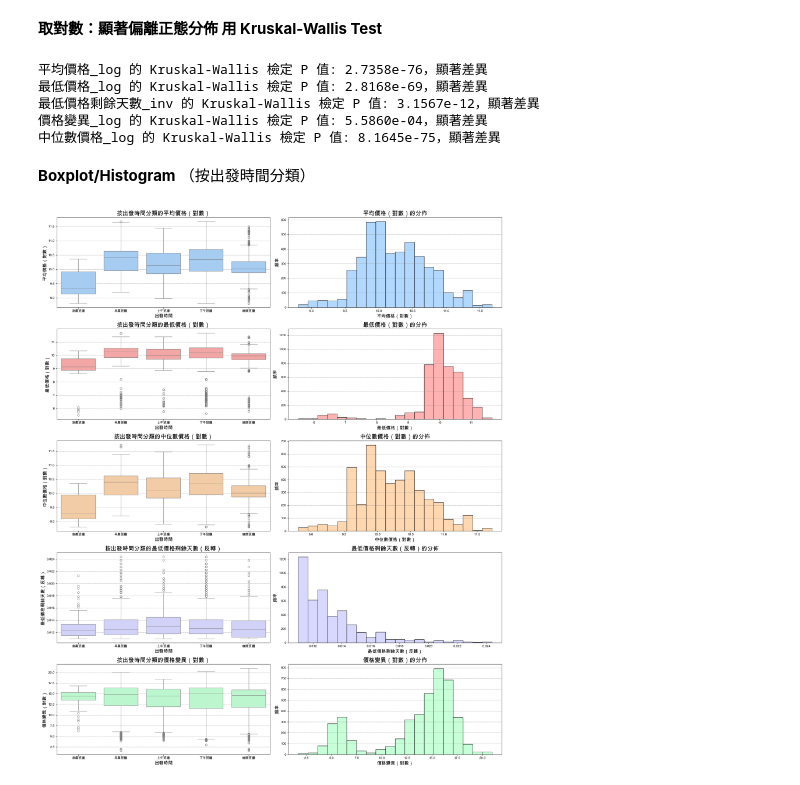
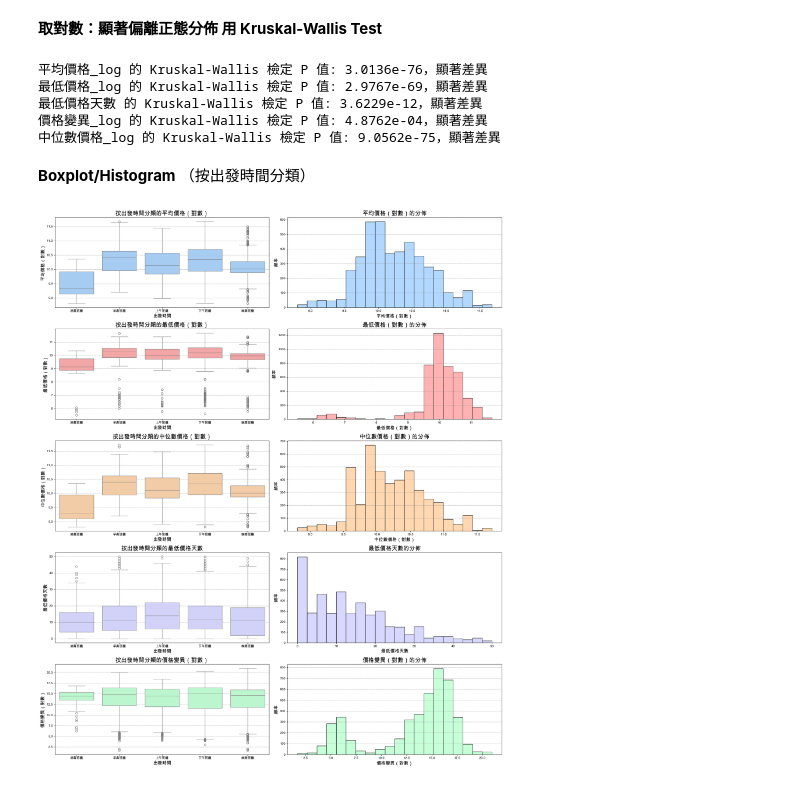
Before and after one commit to ching1223/flight_data, a Jupyter notebook: cleaned_data/departure_time_sydney.ipynb, the cells around one changed output. Drawn from its saved outputs; the diff is of its cells as text; code cells hidden in the pictures.

```diff
--- a/cleaned_data/departure_time_sydney.ipynb
+++ b/cleaned_data/departure_time_sydney.ipynb
@@ -42,10 +42,12 @@ data["平均價格_log"] = data["平均價格"].apply(lambda x: np.log1p(x) if p
 data["最低價格_log"] = data["最低價格"].apply(lambda x: np.log1p(x) if pd.notnull(x) else np.nan)
 data["價格變異_log"] = data["價格變異"].apply(lambda x: np.log1p(x) if pd.notnull(x) else np.nan)
 data["中位數價格_log"] = data["中位數價格"].apply(lambda x: np.log1p(x) if pd.notnull(x) else np.nan)
-data["最低價格剩餘天數_inv"] = data["最低價格剩餘天數"].apply(lambda x: 1/x if pd.notnull(x) and x != 0 else np.nan)
+
+# 91 - '最低價格剩餘天數'
+data['最低價格天數'] = 91 - data['最低價格剩餘天數']
 
 # 移除包含 NaN 的數據
-plot_data = data.dropna(subset=["平均價格_log", "最低價格_log", "最低價格剩餘天數_inv", "價格變異_log", "中位數價格_log", "出發時段"])
+plot_data = data.dropna(subset=["平均價格_log", "最低價格_log", "最低價格天數", "價格變異_log", "中位數價格_log", "出發時段"])
 
 # 顯示各時段有幾筆資料
 time_period_count = data["出發時段"].value_counts().reset_index()
@@ -71,7 +73,7 @@ plt.rcParams['axes.unicode_minus'] = False
 
 # 確保時段順序為固定排序
 time_order = ["凌晨班機", "早晨班機", "上午班機", "下午班機", "晚間班機"]
-plot_data.loc[:,'出發時段'] = pd.Categorical(plot_data['出發時段'], categories=time_order, ordered=True)
+plot_data['出發時段'] = pd.Categorical(plot_data['出發時段'], categories=time_order, ordered=True)
 
 # 確認排序
 plot_data = plot_data.sort_values(by='出發時段')
@@ -97,11 +99,11 @@ axes[0, 1].set_xlabel('出發時間', fontsize=label_fontsize)
 axes[0, 1].set_ylabel('最低價格（對數）', fontsize=label_fontsize)
 axes[0, 1].grid(axis='y', color='gray', linestyle='--', linewidth=0.5)
 
-# 第三個子圖：按出發時間分類的最低價格剩餘天數（反轉）的盒狀圖
-sns.boxplot(data=plot_data, x='出發時段', y='最低價格剩餘天數_inv', ax=axes[1, 0], color='#FFCC99')
-axes[1, 0].set_title('按出發時間分類的最低價格剩餘天數（反轉）', fontsize=title_fontsize)
+# 第三個子圖：按出發時間分類的最低價格天數的盒狀圖
+sns.boxplot(data=plot_data, x='出發時段', y='最低價格天數', ax=axes[1, 0], color='#FFCC99')
+axes[1, 0].set_title('按出發時間分類的最低價格天數', fontsize=title_fontsize)
 axes[1, 0].set_xlabel('出發時間', fontsize=label_fontsize)
-axes[1, 0].set_ylabel('最低價格剩餘天數（反轉）', fontsize=label_fontsize)
+axes[1, 0].set_ylabel('最低價格天數', fontsize=label_fontsize)
 axes[1, 0].grid(axis='y', color='gray', linestyle='--', linewidth=0.5)
 
 # 第四個子圖：按出發時間分類的價格變異（對數）的盒狀圖
@@ -168,7 +175,7 @@ from scipy.stats import kruskal
 variables_log = {
     '平均價格_log': plot_data['平均價格_log'],
     '最低價格_log': plot_data['最低價格_log'],
-    '最低價格剩餘天數_inv': plot_data['最低價格剩餘天數_inv'],
+    '最低價格天數': plot_data['最低價格天數'],
     '價格變異_log': plot_data['價格變異_log'],
     '中位數價格_log': plot_data['中位數價格_log'],
 }
@@ -187,11 +194,11 @@ for var_name, data_column in variables_log.items():
     else:
         print(f"{var_name} 的 Kruskal-Wallis 檢定 P 值: {p_value:.4e}，無顯著差異")
 # %% [output]
-平均價格_log 的 Kruskal-Wallis 檢定 P 值: 2.7358e-76，顯著差異
-最低價格_log 的 Kruskal-Wallis 檢定 P 值: 2.8168e-69，顯著差異
-最低價格剩餘天數_inv 的 Kruskal-Wallis 檢定 P 值: 3.1567e-12，顯著差異
-價格變異_log 的 Kruskal-Wallis 檢定 P 值: 5.5860e-04，顯著差異
-中位數價格_log 的 Kruskal-Wallis 檢定 P 值: 8.1645e-75，顯著差異
+平均價格_log 的 Kruskal-Wallis 檢定 P 值: 3.0136e-76，顯著差異
+最低價格_log 的 Kruskal-Wallis 檢定 P 值: 2.9767e-69，顯著差異
+最低價格天數 的 Kruskal-Wallis 檢定 P 值: 3.6229e-12，顯著差異
+價格變異_log 的 Kruskal-Wallis 檢定 P 值: 4.8762e-04，顯著差異
+中位數價格_log 的 Kruskal-Wallis 檢定 P 值: 9.0562e-75，顯著差異
 # %% [markdown]
 **Boxplot/Histogram**
 （按出發時間分類）
@@ -245,38 +252,38 @@ axes[2, 0].set_ylabel('中位數價格（對數）', fontsize=label_fontsize)
 axes[2, 0].grid(axis='y', color='gray', linestyle='--', linewidth=0.5)
 
 sns.histplot(plot_data['中位數價格_log'], kde=False, color='#FFCC99', ax=axes[2, 1], bins=20)
 axes[2, 1].set_title('中位數價格（對數）的分佈', fontsize=title_fontsize)
 axes[2, 1].set_xlabel('中位數價格（對數）', fontsize=label_fontsize)
 axes[2, 1].set_ylabel('頻率', fontsize=label_fontsize)
 axes[2, 1].grid(axis='y', color='gray', linestyle='--', linewidth=0.5)
 
-# 第四行子圖：出發時間分類的最低價格剩餘天數（反轉）
-sns.boxplot(data=plot_data, x='出發時段', y='最低價格剩餘天數_inv', ax=axes[3, 0], color='#CCCCFF')
-axes[3, 0].set_title('按出發時間分類的最低價格剩餘天數（反轉）', fontsize=title_fontsize)
+# 第四行子圖：出發時間分類的最低價格天數
+sns.boxplot(data=plot_data, x='出發時段', y='最低價格天數', ax=axes[3, 0], color='#CCCCFF')
+axes[3, 0].set_title('按出發時間分類的最低價格天數', fontsize=title_fontsize)
 axes[3, 0].set_xlabel('出發時間', fontsize=label_fontsize)
-axes[3, 0].set_ylabel('最低價格剩餘天數（反轉）', fontsize=label_fontsize)
+axes[3, 0].set_ylabel('最低價格天數', fontsize=label_fontsize)
 axes[3, 0].grid(axis='y', color='gray', linestyle='--', linewidth=0.5)
 
-sns.histplot(plot_data['最低價格剩餘天數_inv'], kde=False, color='#CCCCFF', ax=axes[3, 1], bins=20)
-axes[3, 1].set_title('最低價格剩餘天數（反轉）的分佈', fontsize=title_fontsize)
-axes[3, 1].set_xlabel('最低價格剩餘天數（反轉）', fontsize=label_fontsize)
+sns.histplot(plot_data['最低價格天數'], kde=False, color='#CCCCFF', ax=axes[3, 1], bins=20)
+axes[3, 1].set_title('最低價格天數的分佈', fontsize=title_fontsize)
+axes[3, 1].set_xlabel('最低價格天數', fontsize=label_fontsize)
 axes[3, 1].set_ylabel('頻率', fontsize=label_fontsize)
 
 # 第五行子圖：出發時間分類的價格變異（對數）
 sns.boxplot(data=plot_data, x='出發時段', y='價格變異_log', ax=axes[4, 0], color='#B3FFCC')
 axes[4, 0].set_title('按出發時間分類的價格變異（對數）', fontsize=title_fontsize)
 axes[4, 0].set_xlabel('出發時間', fontsize=label_fontsize)
 axes[4, 0].set_ylabel('價格變異（對數）', fontsize=label_fontsize)
 axes[4, 0].grid(axis='y', color='gray', linestyle='--', linewidth=0.5)
 
 sns.histplot(plot_data['價格變異_log'], kde=False, color='#B3FFCC', ax=axes[4, 1], bins=20)
 axes[4, 1].set_title('價格變異（對數）的分佈', fontsize=title_fontsize)
 axes[4, 1].set_xlabel('價格變異（對數）', fontsize=label_fontsize)
 axes[4, 1].set_ylabel('頻率', fontsize=label_fontsize)
 axes[4, 1].grid(axis='y', color='gray', linestyle='--', linewidth=0.5)
 
 # 自動調整子圖間距
 plt.tight_layout()
 plt.show()
 # %% [output]
-[figure, old version]
+[figure, new version]
```
Also changed, not shown: parts of 3 cells of this notebook, 10 other files.
